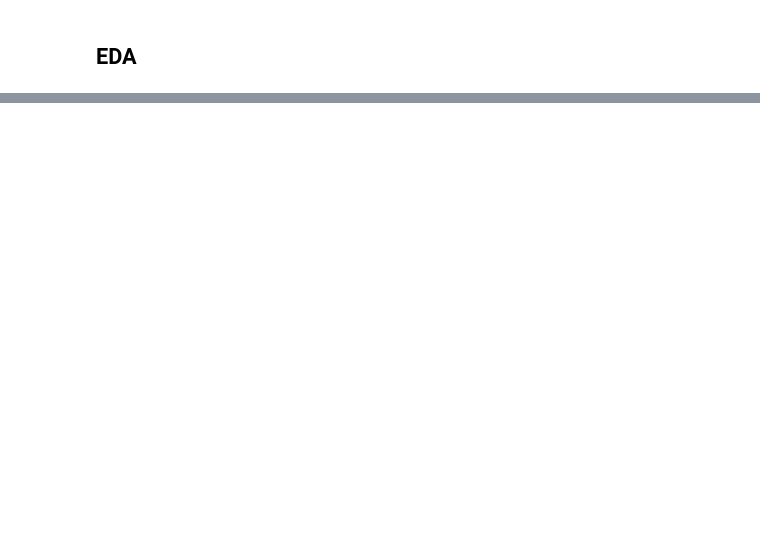
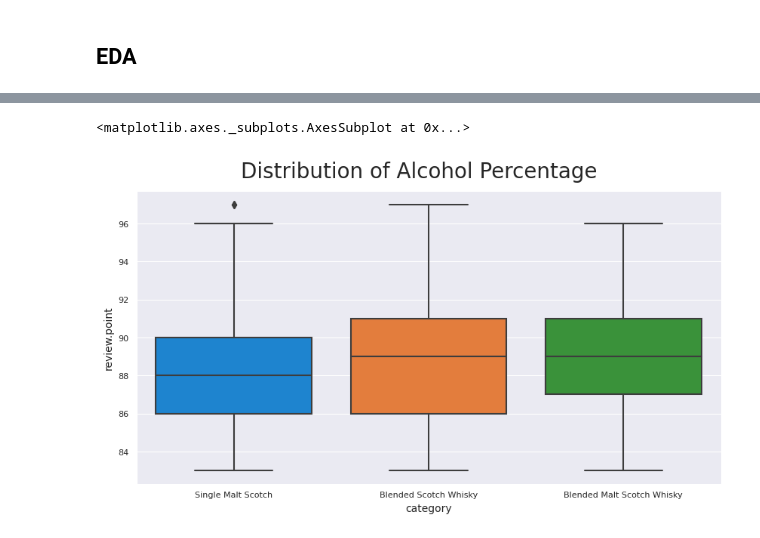
Before and after one commit to aditya248/scotch-review-nlp, a Jupyter notebook: scotch_nlp_notebook.ipynb, the cells around one changed output, grey strips where cells are left out. Saved outputs shown, nothing was run; the diff lists cells and outputs as text; code cells hidden in the pictures; blank space fills up the shorter version.

```diff
--- a/scotch_nlp_notebook.ipynb
+++ b/scotch_nlp_notebook.ipynb
@@ -178,0 +263,11 @@ df.sample(3)
+# %%
+sns.set_style('darkgrid')
+plt.figure(figsize=(10, 5))
+plt.suptitle("Distribution of Alcohol Percentage", fontsize=20, fontdict={"weight": "bold"})
+plt.subplots_adjust(top=0.9)
+plt.xlabel = 'Whisky Category'
+plt.ylabel= 'Alcohol (%)'
+sns.boxplot(x="category", y="review.point", data=scotch_dataset)
+# %% [output]
+<matplotlib.axes._subplots.AxesSubplot at 0x...>
+[figure, added]
```
Also changed, not shown: parts of 19 cells of this notebook.
